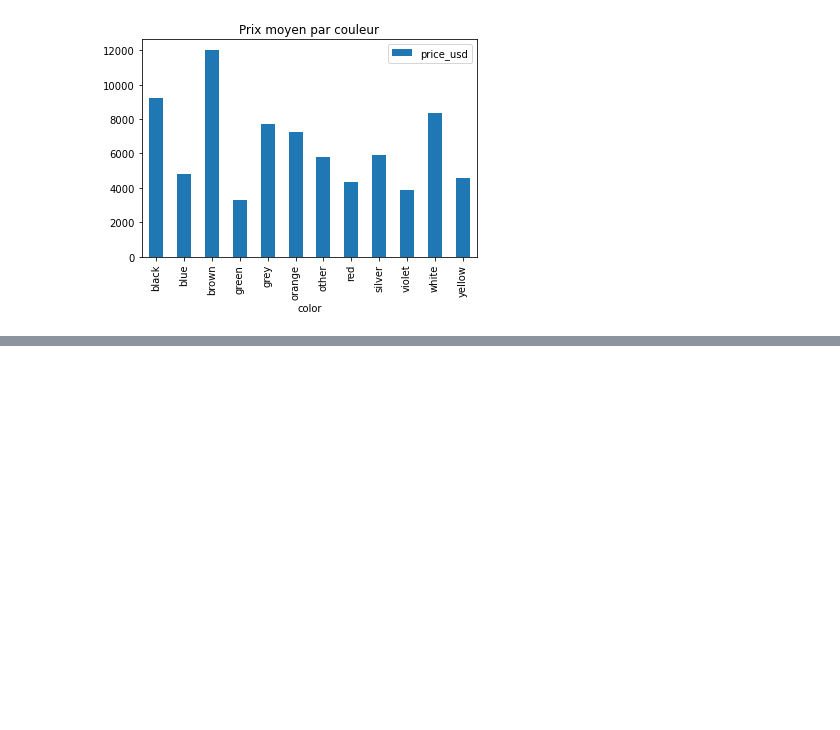
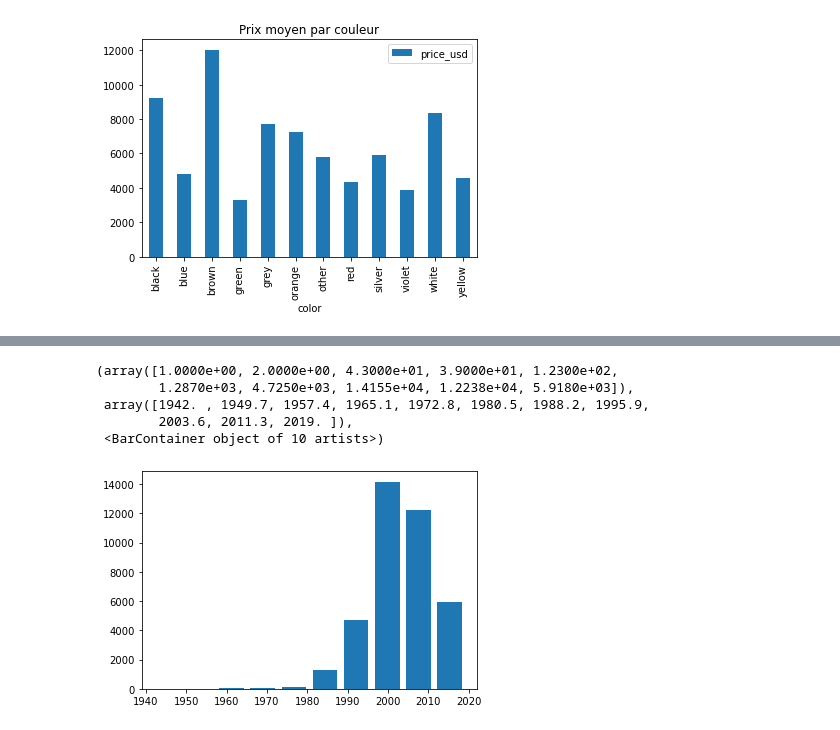
Before and after one commit to kerhogo/ias_cars, a Jupyter notebook: Visualisation.ipynb, the cells around one changed output, grey strips where cells are left out. Drawn from its saved outputs; the diff is of its cells as text; code cells hidden in the pictures; blank space fills up the shorter version.

```diff
--- a/Visualisation.ipynb
+++ b/Visualisation.ipynb
@@ -151 +153,10 @@ Text(0.5, 1.0, 'Prix moyen par année')
 [figure]
+# %%
+plt.hist(cars.year_produced, bins=10, rwidth=0.8)
+# %% [output]
+(array([1.0000e+00, 2.0000e+00, 4.3000e+01, 3.9000e+01, 1.2300e+02,
+        1.2870e+03, 4.7250e+03, 1.4155e+04, 1.2238e+04, 5.9180e+03]),
+ array([1942. , 1949.7, 1957.4, 1965.1, 1972.8, 1980.5, 1988.2, 1995.9,
+        2003.6, 2011.3, 2019. ]),
+ <BarContainer object of 10 artists>)
+[figure, added]
```
Also changed, not shown: parts of 5 cells of this notebook.
